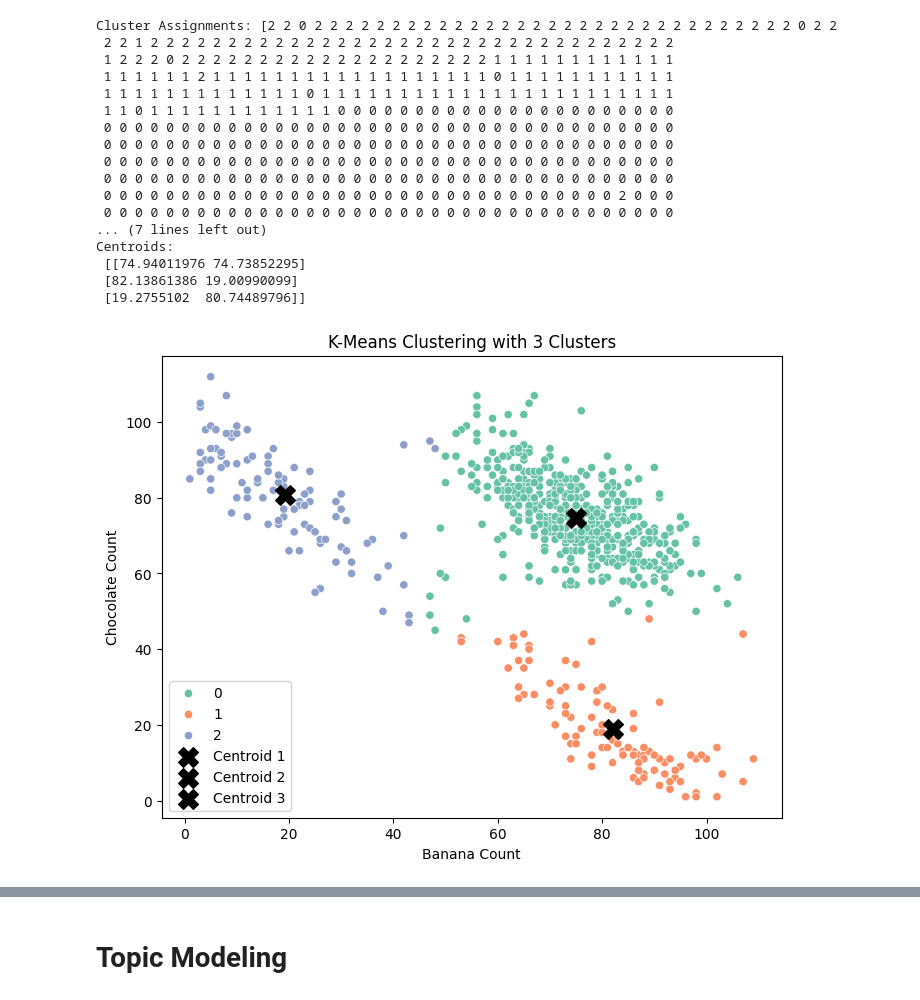
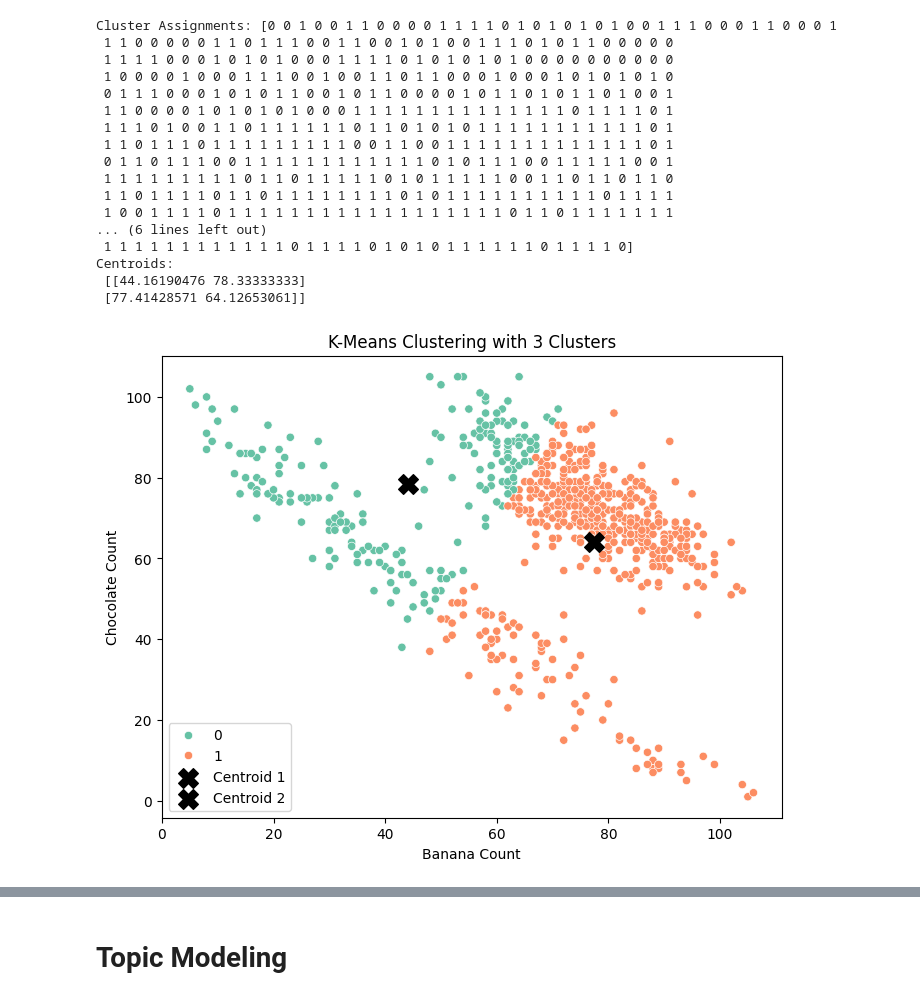
Before and after one commit to PeterTolochko/text-as-data-python, a Jupyter notebook: day_3/day_3_session_2.ipynb, the cells around one changed output, grey strips where cells are left out. Saved outputs shown, nothing was run; the diff lists cells and outputs as text; code cells hidden in the pictures.

```diff
--- a/day_3/day_3_session_2.ipynb
+++ b/day_3/day_3_session_2.ipynb
@@ -100,8 +119,8 @@ Centroids:
 # Add more text data
 
 # Generate additional text for clusters
-text_type_1 = [generate_text(w, np.random.dirichlet([2, 8], 1).flatten()) for _ in range(n)]
-text_type_2 = [generate_text(w, np.random.dirichlet([8, 2], 1).flatten()) for _ in range(n)]
+text_type_1 = [generate_text(w, np.random.dirichlet([2, 2], 1).flatten()) for _ in range(n)]
+text_type_2 = [generate_text(w, np.random.dirichlet([2, 2], 1).flatten()) for _ in range(n)]
 text_type_3 = [generate_text(w + 100, np.random.dirichlet([50, 50], 1).flatten()) for _ in range(500)]
 
 # Combine all texts
@@ -127,50 +146,50 @@ plt.show()
 # %%
 # Perform K-Means clustering with 3 clusters
-kmeans = KMeans(n_clusters=3, random_state=123)
+kmeans = KMeans(n_clusters=2)
 dtm_df['cluster'] = kmeans.fit_predict(dtm)
 
 # Extract cluster assignments and centroids
 clusters = kmeans.labels_  # Cluster assignments
 centroids = kmeans.cluster_centers_  # Centroids of the clusters
 
 # Print clustering results
 print("Cluster Assignments:", clusters)
 print("Centroids:\n", centroids)
 
 # Visualize clusters
 plt.figure(figsize=(8, 6))
 
 # Scatter plot for the points
 sns.scatterplot(data=dtm_df, x='banana', y='chocolate', hue='cluster', palette='Set2', legend='full')
 
 # Add centroids to the plot
 for i, centroid in enumerate(centroids):
     plt.scatter(centroid[0], centroid[1], s=200, c='black', marker='X', label=f'Centroid {i+1}')
 
 plt.title("K-Means Clustering with 3 Clusters")
 plt.xlabel("Banana Count")
 plt.ylabel("Chocolate Count")
 plt.legend()
 plt.show()
 # %% [output]
-Cluster Assignments: [2 2 0 2 2 2 2 2 2 2 2 2 2 2 2 2 2 2 2 2 2 2 2 2 2 2 2 2 2 2 2 2 2 2 0 2 2
- 2 2 1 2 2 2 2 2 2 2 2 2 2 2 2 2 2 2 2 2 2 2 2 2 2 2 2 2 2 2 2 2 2 2 2 2 2
- 1 2 2 2 0 2 2 2 2 2 2 2 2 2 2 2 2 2 2 2 2 2 2 2 2 1 1 1 1 1 1 1 1 1 1 1 1
- 1 1 1 1 1 1 2 1 1 1 1 1 1 1 1 1 1 1 1 1 1 1 1 1 1 0 1 1 1 1 1 1 1 1 1 1 1
- 1 1 1 1 1 1 1 1 1 1 1 1 1 0 1 1 1 1 1 1 1 1 1 1 1 1 1 1 1 1 1 1 1 1 1 1 1
- 1 1 0 1 1 1 1 1 1 1 1 1 1 1 1 0 0 0 0 0 0 0 0 0 0 0 0 0 0 0 0 0 0 0 0 0 0
- 0 0 0 0 0 0 0 0 0 0 0 0 0 0 0 0 0 0 0 0 0 0 0 0 0 0 0 0 0 0 0 0 0 0 0 0 0
- 0 0 0 0 0 0 0 0 0 0 0 0 0 0 0 0 0 0 0 0 0 0 0 0 0 0 0 0 0 0 0 0 0 0 0 0 0
- 0 0 0 0 0 0 0 0 0 0 0 0 0 0 0 0 0 0 0 0 0 0 0 0 0 0 0 0 0 0 0 0 0 0 0 0 0
- 0 0 0 0 0 0 0 0 0 0 0 0 0 0 0 0 0 0 0 0 0 0 0 0 0 0 0 0 0 0 0 0 0 0 0 0 0
- 0 0 0 0 0 0 0 0 0 0 0 0 0 0 0 0 0 0 0 0 0 0 0 0 0 0 0 0 0 0 0 0 0 2 0 0 0
- 0 0 0 0 0 0 0 0 0 0 0 0 0 0 0 0 0 0 0 0 0 0 0 0 0 0 0 0 0 0 0 0 0 0 0 0 0
-... (7 lines left out)
+Cluster Assignments: [0 0 1 0 0 1 1 0 0 0 0 1 1 1 1 0 1 0 1 0 1 0 1 0 0 1 1 1 0 0 0 1 1 0 0 0 1
+ 1 1 0 0 0 0 0 1 1 0 1 1 1 0 0 1 1 0 0 1 0 1 0 0 1 1 1 0 1 0 1 1 0 0 0 0 0
+ 1 1 1 1 0 0 0 1 0 1 0 1 0 0 0 1 1 1 1 0 1 0 1 0 1 0 1 0 0 0 0 0 0 0 0 0 0
+ 1 0 0 0 0 1 0 0 0 1 1 1 0 0 1 0 0 1 1 0 1 1 0 0 0 1 0 0 0 1 0 1 0 1 0 1 0
+ 0 1 1 1 0 0 0 1 0 1 0 1 1 0 0 1 0 1 1 0 0 0 0 1 0 1 1 0 1 0 1 1 0 1 0 0 1
+ 1 1 0 0 0 0 1 0 1 0 1 0 1 0 0 0 1 1 1 1 1 1 1 1 1 1 1 1 1 1 0 1 1 1 1 0 1
+ 1 1 1 0 1 0 0 1 1 0 1 1 1 1 1 1 0 1 1 0 1 0 1 0 1 1 1 1 1 1 1 1 1 1 1 0 1
+ 1 1 0 1 1 1 0 1 1 1 1 1 1 1 1 1 0 0 1 1 0 0 1 1 1 1 1 1 1 1 1 1 1 1 1 0 1
+ 0 1 1 0 1 1 1 0 0 1 1 1 1 1 1 1 1 1 1 1 1 0 1 0 1 1 1 0 0 1 1 1 1 1 0 0 1
+ 1 1 1 1 1 1 1 1 1 0 1 1 0 1 1 1 1 1 0 1 0 1 1 1 1 1 0 0 1 1 0 1 1 0 1 1 0
+ 1 1 0 1 1 1 1 0 1 1 0 1 1 1 1 1 1 1 1 0 1 0 1 1 1 1 1 1 1 1 1 1 0 1 1 1 1
+ 1 0 0 1 1 1 1 0 1 1 1 1 1 1 1 1 1 1 1 1 1 1 1 1 1 1 0 1 1 0 1 1 1 1 1 1 1
+... (6 lines left out)
+ 1 1 1 1 1 1 1 1 1 1 1 1 0 1 1 1 1 0 1 0 1 0 1 1 1 1 1 1 0 1 1 1 1 0]
 Centroids:
- [[74.94011976 74.73852295]
- [82.13861386 19.00990099]
- [19.2755102  80.74489796]]
+ [[44.16190476 78.33333333]
+ [77.41428571 64.12653061]]
-[figure, old version]
+[figure, new version]
 # %%
 from sklearn.cluster import KMeans
 import matplotlib.pyplot as plt
```
Also changed, not shown: parts of 11 cells of this notebook, 19 other files.
